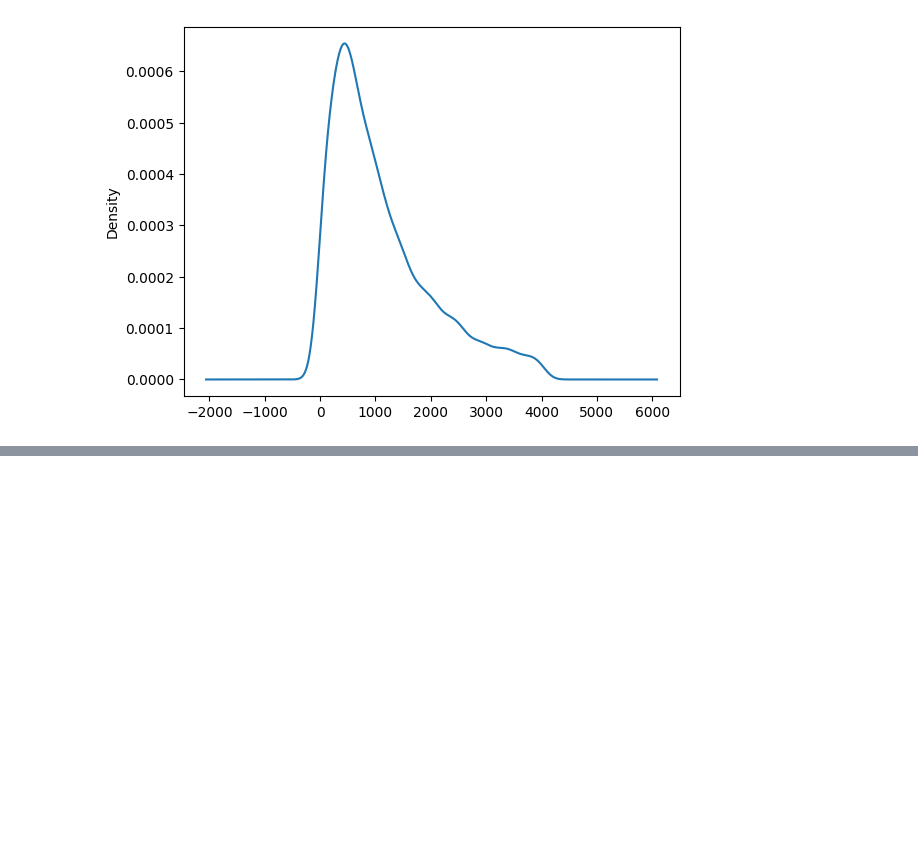
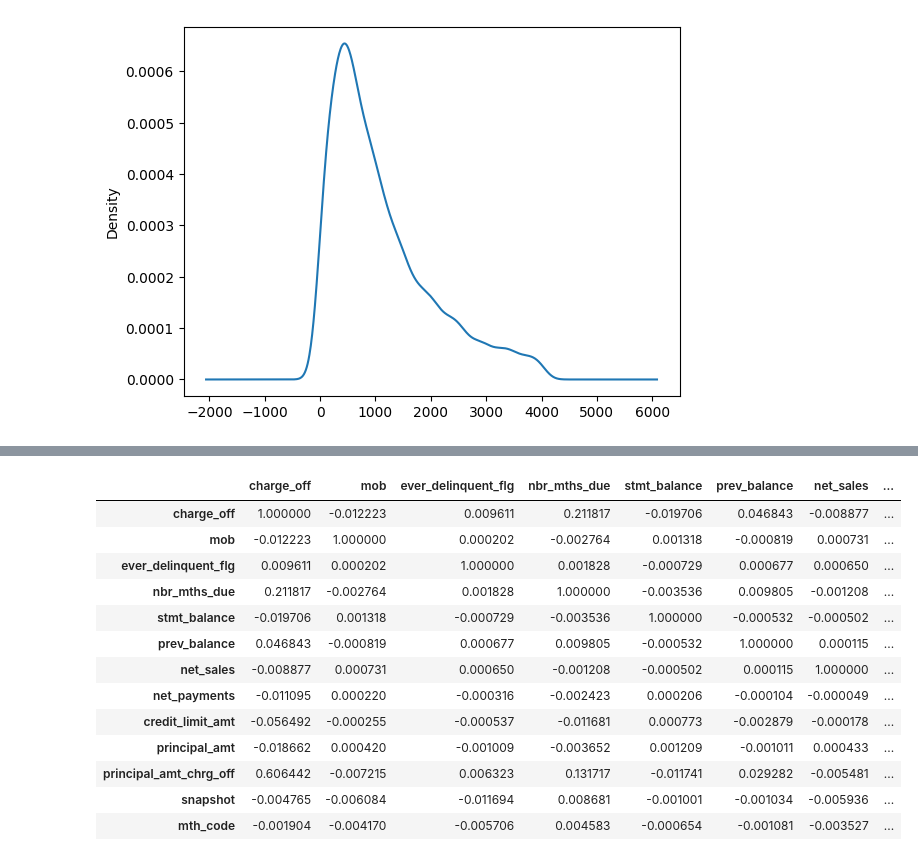
Before and after one commit to yaswant2403/datathon2023, a Jupyter notebook: basic_analysis.ipynb, the cells around one changed output, grey strips where cells are left out. Drawn from its saved outputs; the diff is of its cells as text; code cells hidden in the pictures; blank space fills up the shorter version.

```diff
--- a/basic_analysis.ipynb
+++ b/basic_analysis.ipynb
@@ -109,0 +152,7 @@ valid["principal_amt_chrg_off"].plot.density()
+# %%
+df["mth_adj"] = df.index
+
+df = df[["charge_off", "bank_fico_buckets_20", "mob", "ever_delinquent_flg", "nbr_mths_due",
+         "stmt_balance", "prev_balance", "net_sales", "net_payments", "credit_limit_amt",
+         "principal_amt", "principal_amt_chrg_off", "snapshot", "mth_code", "industry", "mth_adj"]]
+df
@@ -109,0 +178,17 @@ valid["principal_amt_chrg_off"].plot.density()
+# %%
+df.corr()
+# %% [output]
+|  | charge_off | mob | ever_delinquent_flg | nbr_mths_due | stmt_balance | prev_balance | net_sales | ... |
+| charge_off | 1.000000 | -0.012223 | 0.009611 | 0.211817 | -0.019706 | 0.046843 | -0.008877 | ... |
+| mob | -0.012223 | 1.000000 | 0.000202 | -0.002764 | 0.001318 | -0.000819 | 0.000731 | ... |
+| ever_delinquent_flg | 0.009611 | 0.000202 | 1.000000 | 0.001828 | -0.000729 | 0.000677 | 0.000650 | ... |
+| nbr_mths_due | 0.211817 | -0.002764 | 0.001828 | 1.000000 | -0.003536 | 0.009805 | -0.001208 | ... |
+| stmt_balance | -0.019706 | 0.001318 | -0.000729 | -0.003536 | 1.000000 | -0.000532 | -0.000502 | ... |
+| prev_balance | 0.046843 | -0.000819 | 0.000677 | 0.009805 | -0.000532 | 1.000000 | 0.000115 | ... |
+| net_sales | -0.008877 | 0.000731 | 0.000650 | -0.001208 | -0.000502 | 0.000115 | 1.000000 | ... |
+| net_payments | -0.011095 | 0.000220 | -0.000316 | -0.002423 | 0.000206 | -0.000104 | -0.000049 | ... |
+| credit_limit_amt | -0.056492 | -0.000255 | -0.000537 | -0.011681 | 0.000773 | -0.002879 | -0.000178 | ... |
+| principal_amt | -0.018662 | 0.000420 | -0.001009 | -0.003652 | 0.001209 | -0.001011 | 0.000433 | ... |
+| principal_amt_chrg_off | 0.606442 | -0.007215 | 0.006323 | 0.131717 | -0.011741 | 0.029282 | -0.005481 | ... |
+| snapshot | -0.004765 | -0.006084 | -0.011694 | 0.008681 | -0.001001 | -0.001034 | -0.005936 | ... |
+| mth_code | -0.001904 | -0.004170 | -0.005706 | 0.004583 | -0.000654 | -0.001081 | -0.003527 | ... |
```
Also changed, not shown: parts of 16 cells of this notebook.
